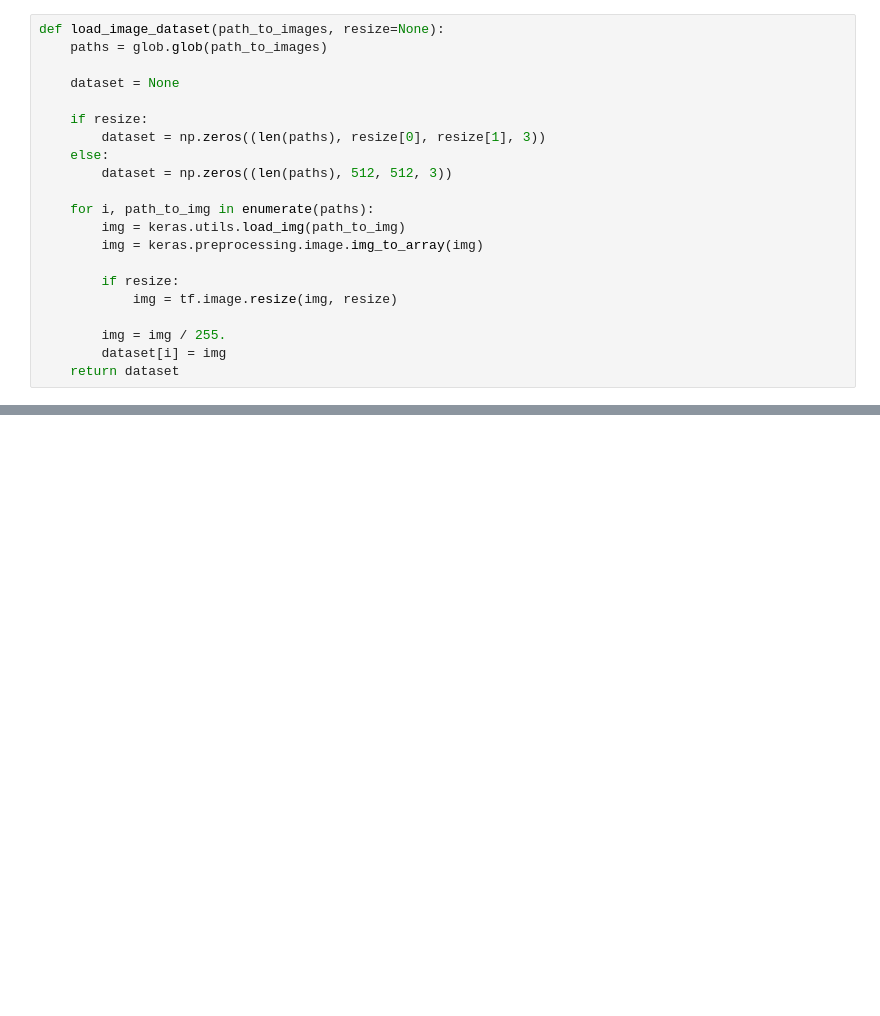
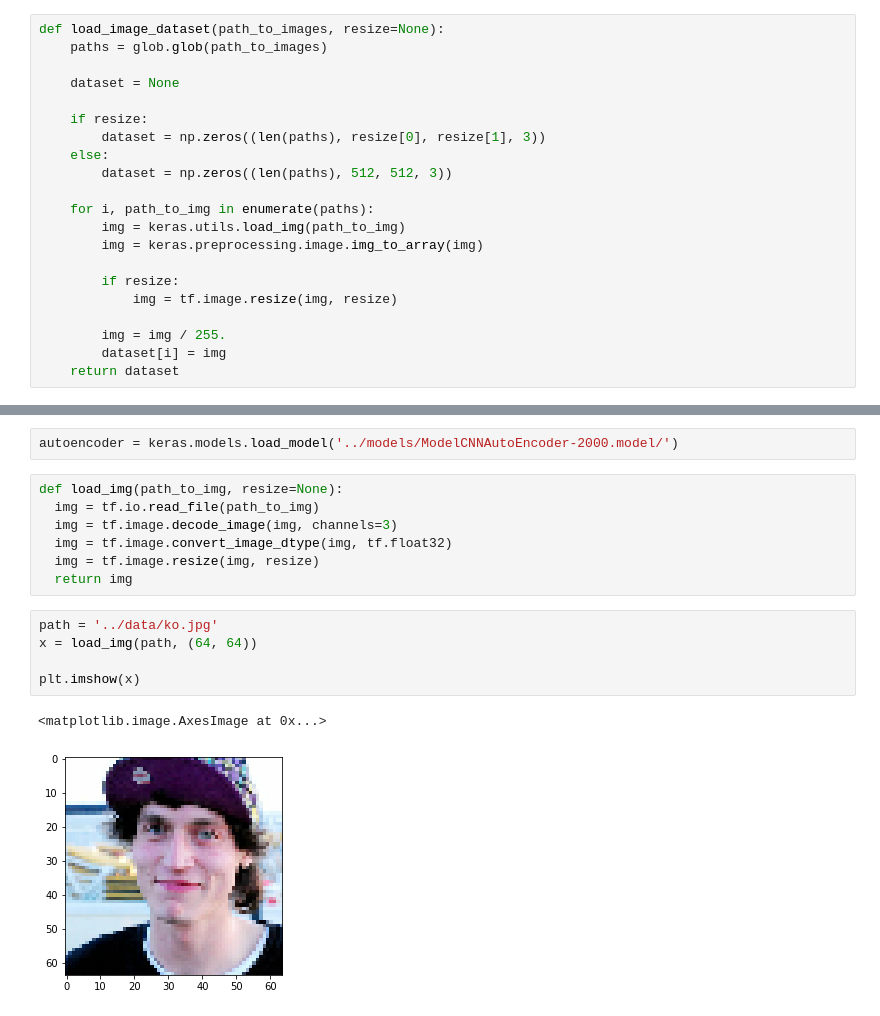
Before and after one commit to ciCciC/ConvAENN, a Jupyter notebook: notebooks/v3.ipynb, the cells around one changed output, grey strips where cells are left out. Saved outputs shown, nothing was run; the diff lists cells and outputs as text; blank space fills up the shorter version.

```diff
--- a/notebooks/v3.ipynb
+++ b/notebooks/v3.ipynb
@@ -144,0 +153,17 @@ Epoch 3/3
+# %%
+autoencoder = keras.models.load_model('../models/ModelCNNAutoEncoder-2000.model/')
+# %%
+def load_img(path_to_img, resize=None):
+  img = tf.io.read_file(path_to_img)
+  img = tf.image.decode_image(img, channels=3)
+  img = tf.image.convert_image_dtype(img, tf.float32)
+  img = tf.image.resize(img, resize)
+  return img
+# %%
+path = '../data/ko.jpg'
+x = load_img(path, (64, 64))
+
+plt.imshow(x)
+# %% [output]
+<matplotlib.image.AxesImage at 0x...>
+[figure, added]
```
Also changed, not shown: parts of 15 cells of this notebook.
